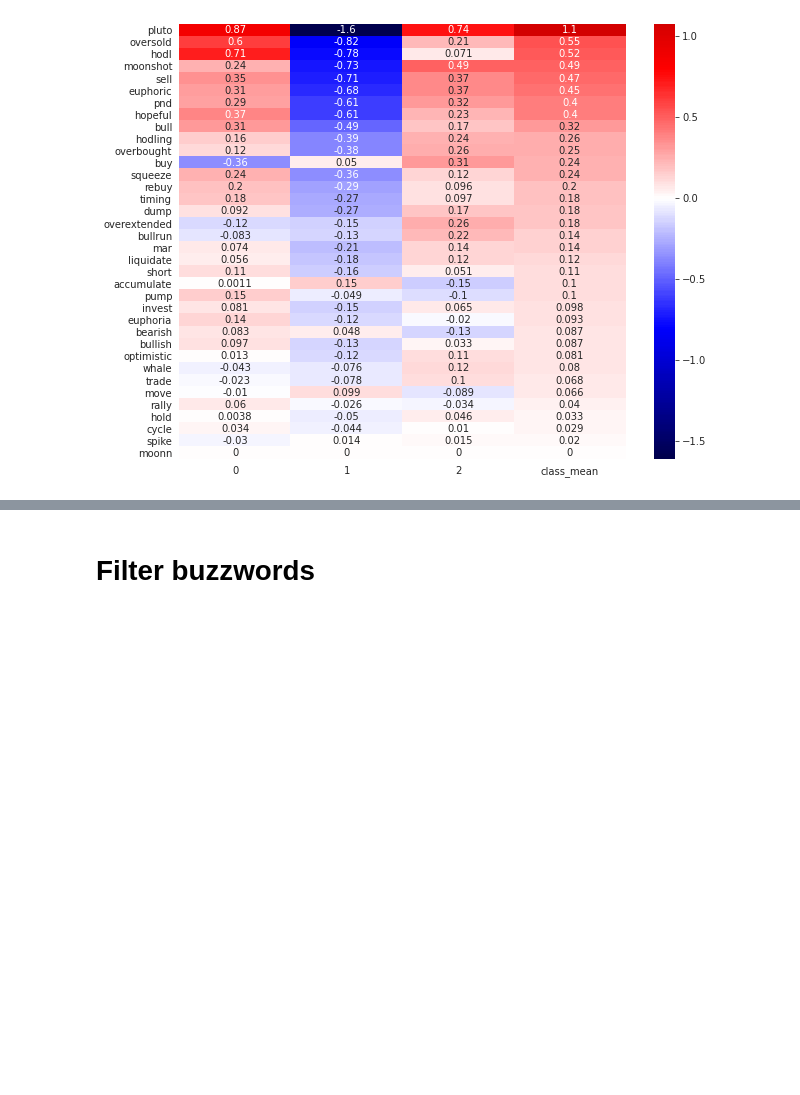
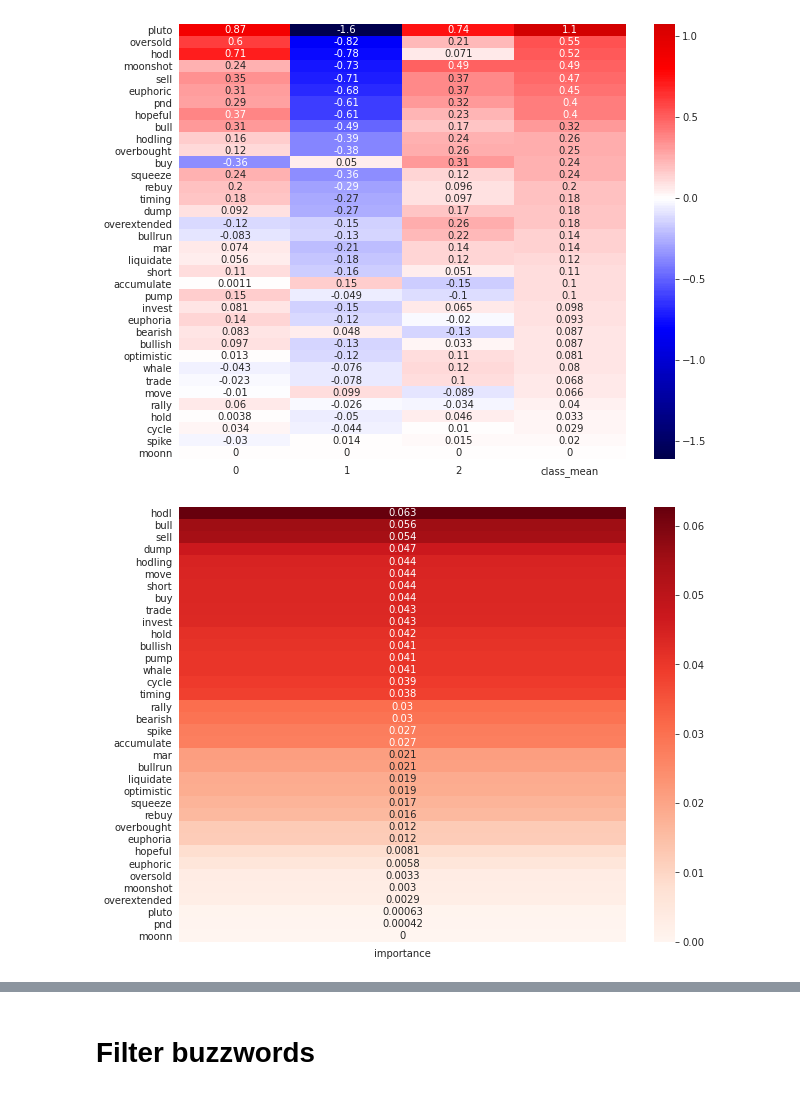
Before and after one commit to JustYeti32/reddit_btc, a Jupyter notebook: modeling/modeling.ipynb, the cells around one changed output, grey strips where cells are left out. Drawn from its saved outputs; the diff is of its cells as text; code cells hidden in the pictures; blank space fills up the shorter version.

Commit message:
- fixed causality, decision importance

```diff
--- a/modeling/modeling.ipynb
+++ b/modeling/modeling.ipynb
@@ -84,6 +80,10 @@ ax.set_yticklabels([all_data.index[int(i)-1].strftime('%Y-%m-%d') for i in np.li
 importance = linear_importance(all_data, label)
 # %% [output]
 [figure]
+# %%
+importance = decision_importance(all_data, label)
+# %% [output]
+[figure, added]
 # %%
 ohlcv.add_returns("1D")
 # %%
```
Also changed, not shown: parts of 9 cells of this notebook, 1 other file.
